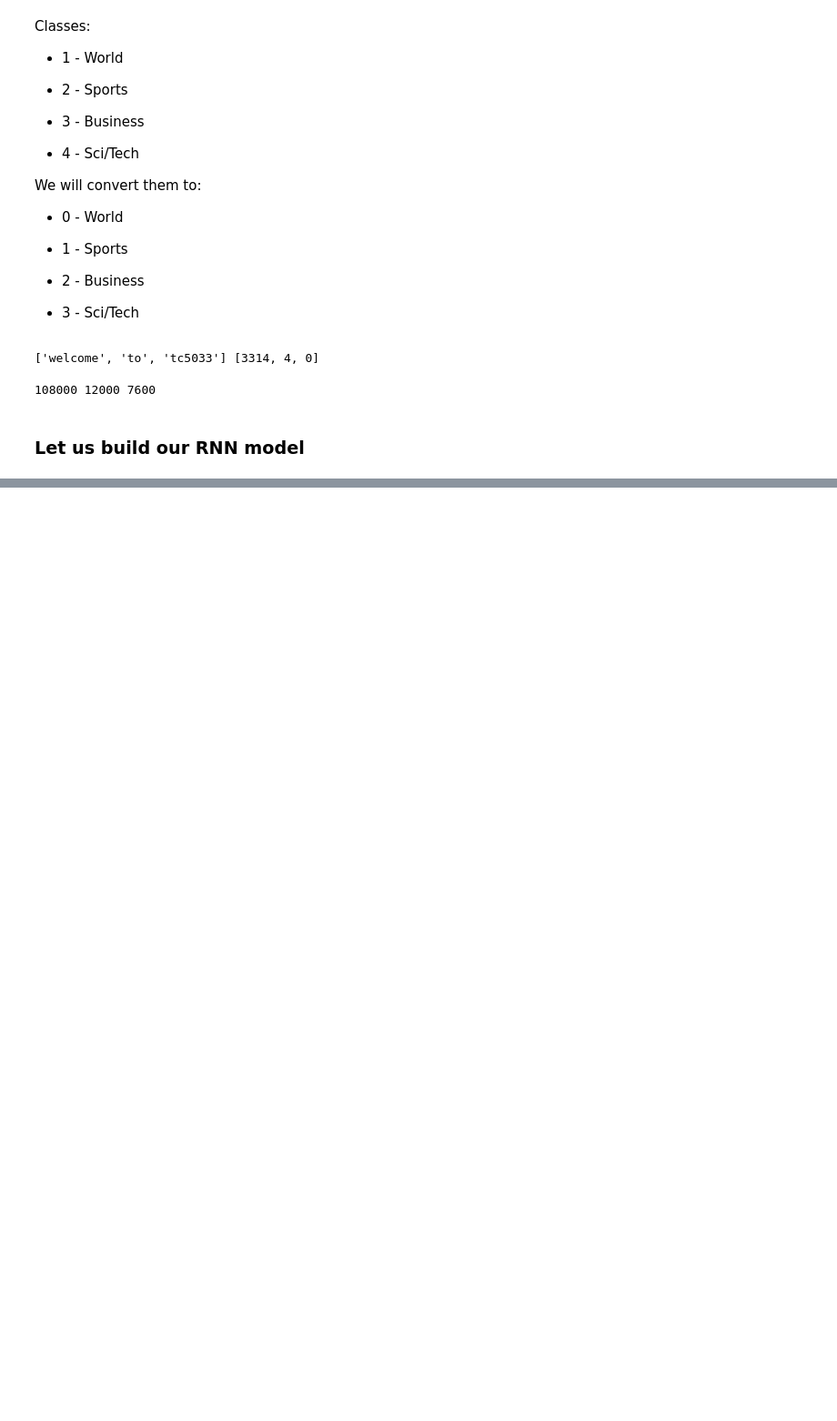
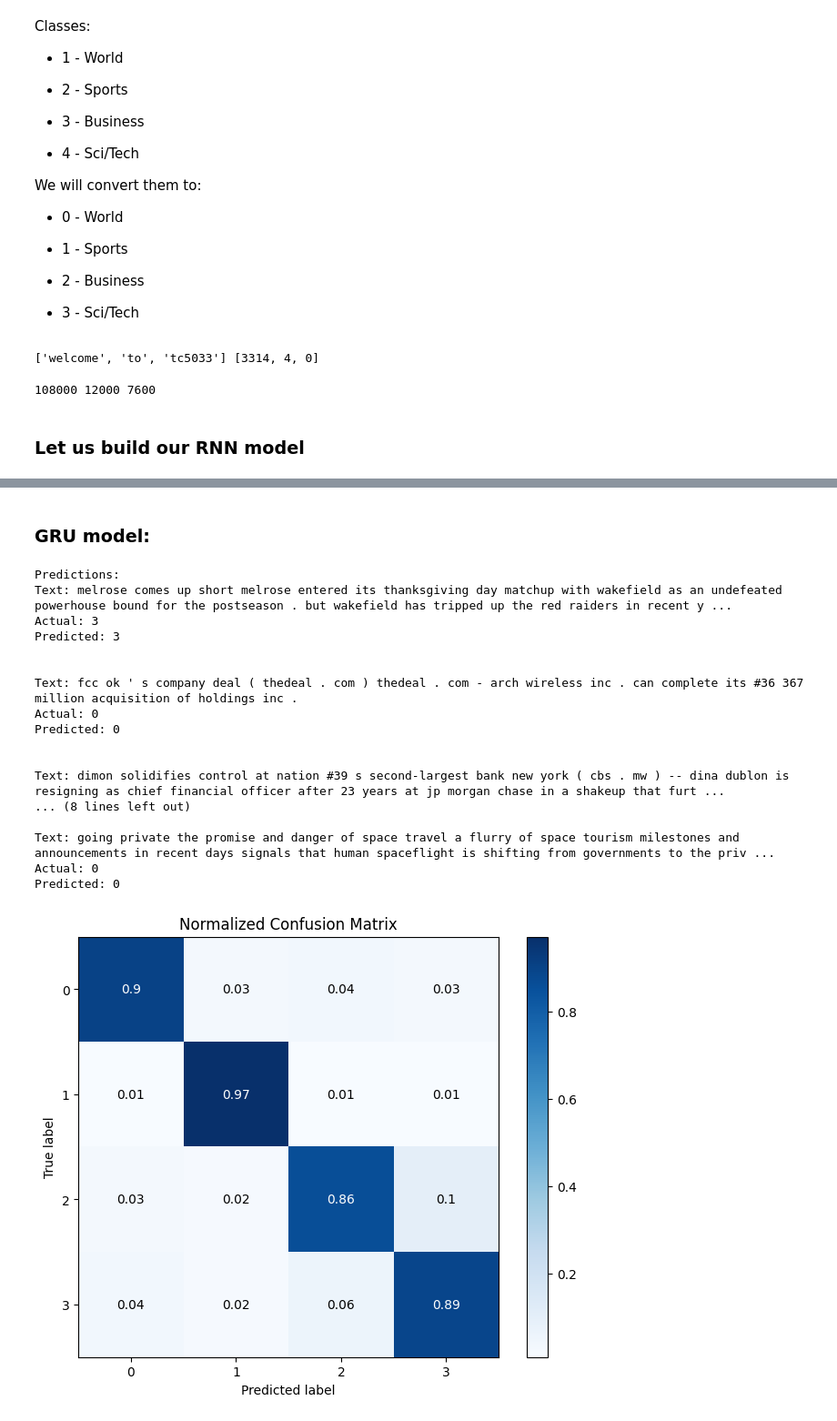
Before and after one commit to AloPedrero/pedreros_advanced_machine_learning, a Jupyter notebook: act_3b/A3b_DL_TC5033_AD2023_text_classifier_updated.ipynb, the cells around one changed output, grey strips where cells are left out. Shown at 91% size. Drawn from its saved outputs; the diff is of its cells as text; code cells hidden in the pictures; blank space fills up the shorter version.

Commit message:
Added three models

```diff
--- a/act_3b/A3b_DL_TC5033_AD2023_text_classifier_updated.ipynb
+++ b/act_3b/A3b_DL_TC5033_AD2023_text_classifier_updated.ipynb
@@ -318,0 +330,4 @@ def train(model, optimiser, epochs=100):
+# %%
+def train_model(epochs, model, optimiser):
+  train(model, optimiser=optimiser,  epochs=epochs)
+  print(f'Accuracy: {accuracy(model, test_loader):.4f}')
@@ -341,0 +356,6 @@ print(f'{accuracy(rnn_model, test_loader):.4f}')
+# %%
+lr = 0.001
+
+gru_model = RecurrentModel(EMBEDDING_SIZE, NEURONS, LAYERS, NUM_CLASSES, rnn_type='gru')
+# %%
+train_model(10, gru_model, torch.optim.Adam(gru_model.parameters(), lr=lr))
@@ -452,0 +506,24 @@ plot_confusion_matrix(rnn_model, test_loader)
+# %% [markdown]
+### GRU model:
+# %%
+sample_text(gru_model, test_loader)
+plot_confusion_matrix(gru_model, test_loader)
+# %% [output]
+Predictions:
+Text: melrose comes up short melrose entered its thanksgiving day matchup with wakefield as an undefeated powerhouse bound for the postseason . but wakefield has tripped up the red raiders in recent y ...
+Actual: 3
+Predicted: 3
+
+
+Text: fcc ok ' s company deal ( thedeal . com ) thedeal . com - arch wireless inc . can complete its #36 367 million acquisition of holdings inc .
+Actual: 0
+Predicted: 0
+
+
+Text: dimon solidifies control at nation #39 s second-largest bank new york ( cbs . mw ) -- dina dublon is resigning as chief financial officer after 23 years at jp morgan chase in a shakeup that furt ...
+... (8 lines left out)
+
+Text: going private the promise and danger of space travel a flurry of space tourism milestones and announcements in recent days signals that human spaceflight is shifting from governments to the priv ...
+Actual: 0
+Predicted: 0
+[figure, added]
```
Also changed, not shown: parts of 21 cells of this notebook.
